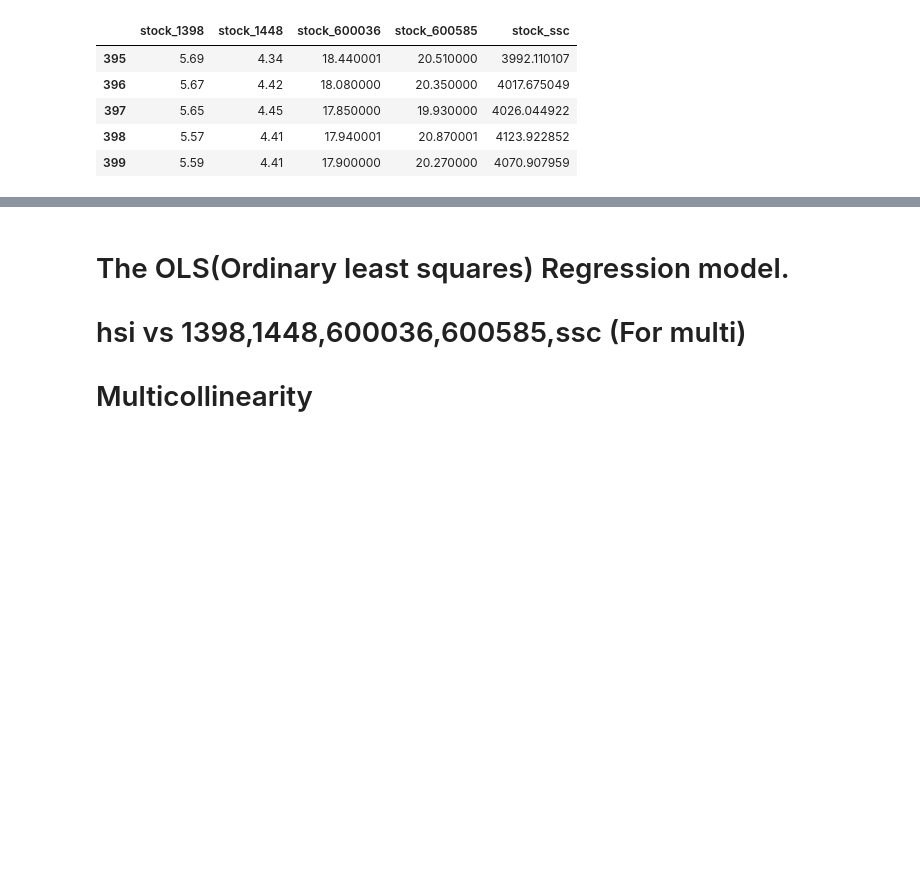
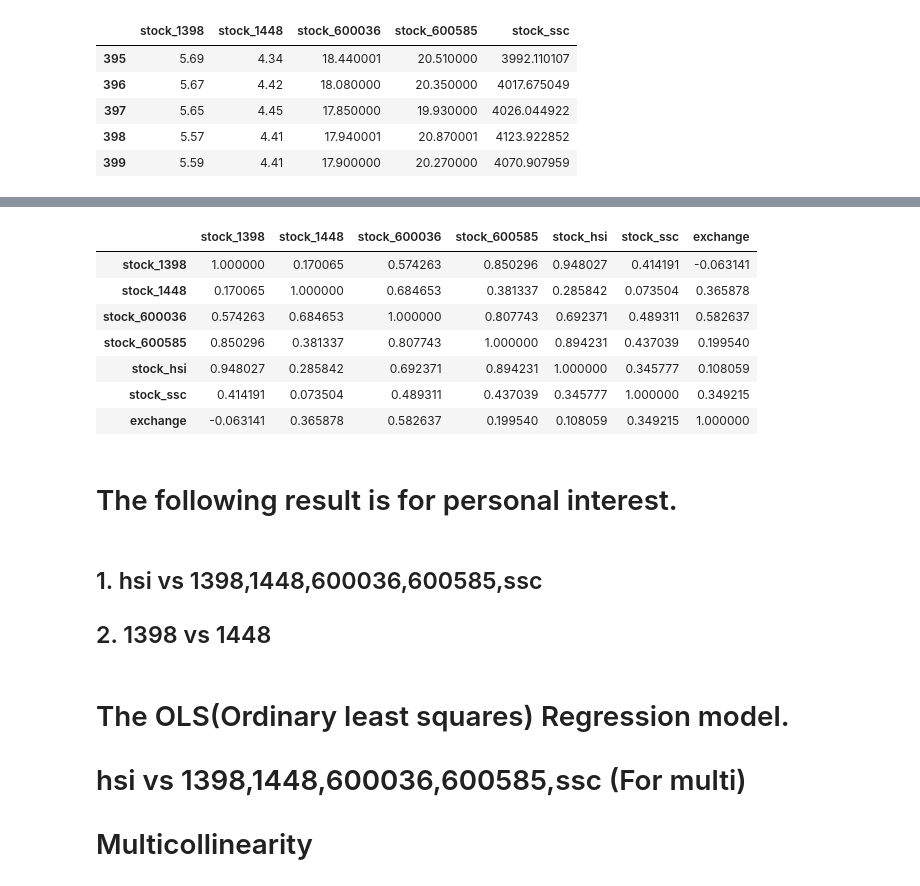
Before and after one commit to zuba0818/SchoolWork, a Jupyter notebook: Stock Data mini Project.ipynb, the cells around one changed output, grey strips where cells are left out. Drawn from its saved outputs; the diff is of its cells as text; code cells hidden in the pictures; blank space fills up the shorter version.

```diff
--- a/Stock Data mini Project.ipynb
+++ b/Stock Data mini Project.ipynb
@@ -93,3 +207,19 @@ multi.tail()
+# %%
+stocks.corr('spearman')
+# %% [output]
+|  | stock_1398 | stock_1448 | stock_600036 | stock_600585 | stock_hsi | stock_ssc | exchange |
+| stock_1398 | 1.000000 | 0.170065 | 0.574263 | 0.850296 | 0.948027 | 0.414191 | -0.063141 |
+| stock_1448 | 0.170065 | 1.000000 | 0.684653 | 0.381337 | 0.285842 | 0.073504 | 0.365878 |
+| stock_600036 | 0.574263 | 0.684653 | 1.000000 | 0.807743 | 0.692371 | 0.489311 | 0.582637 |
+| stock_600585 | 0.850296 | 0.381337 | 0.807743 | 1.000000 | 0.894231 | 0.437039 | 0.199540 |
+| stock_hsi | 0.948027 | 0.285842 | 0.692371 | 0.894231 | 1.000000 | 0.345777 | 0.108059 |
+| stock_ssc | 0.414191 | 0.073504 | 0.489311 | 0.437039 | 0.345777 | 1.000000 | 0.349215 |
+| exchange | -0.063141 | 0.365878 | 0.582637 | 0.199540 | 0.108059 | 0.349215 | 1.000000 |
+# %% [markdown]
+# The following result is for personal interest.
+# %% [markdown]
+## 1. hsi vs 1398,1448,600036,600585,ssc
+## 2. 1398 vs 1448
 # %% [markdown]
 # The OLS(Ordinary least squares) Regression model.
 # hsi vs 1398,1448,600036,600585,ssc (For multi)
```
Also changed, not shown: parts of 18 cells of this notebook.
